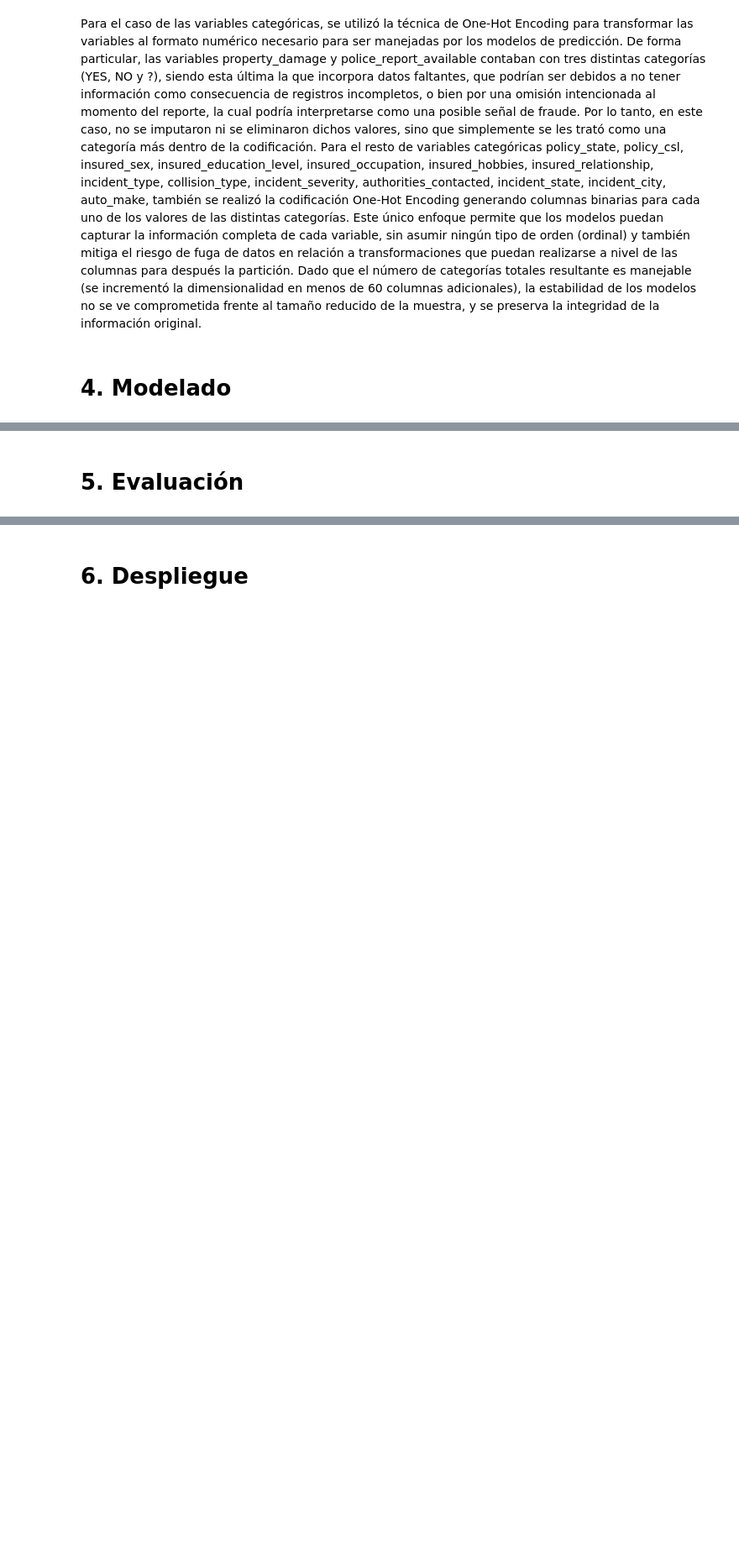
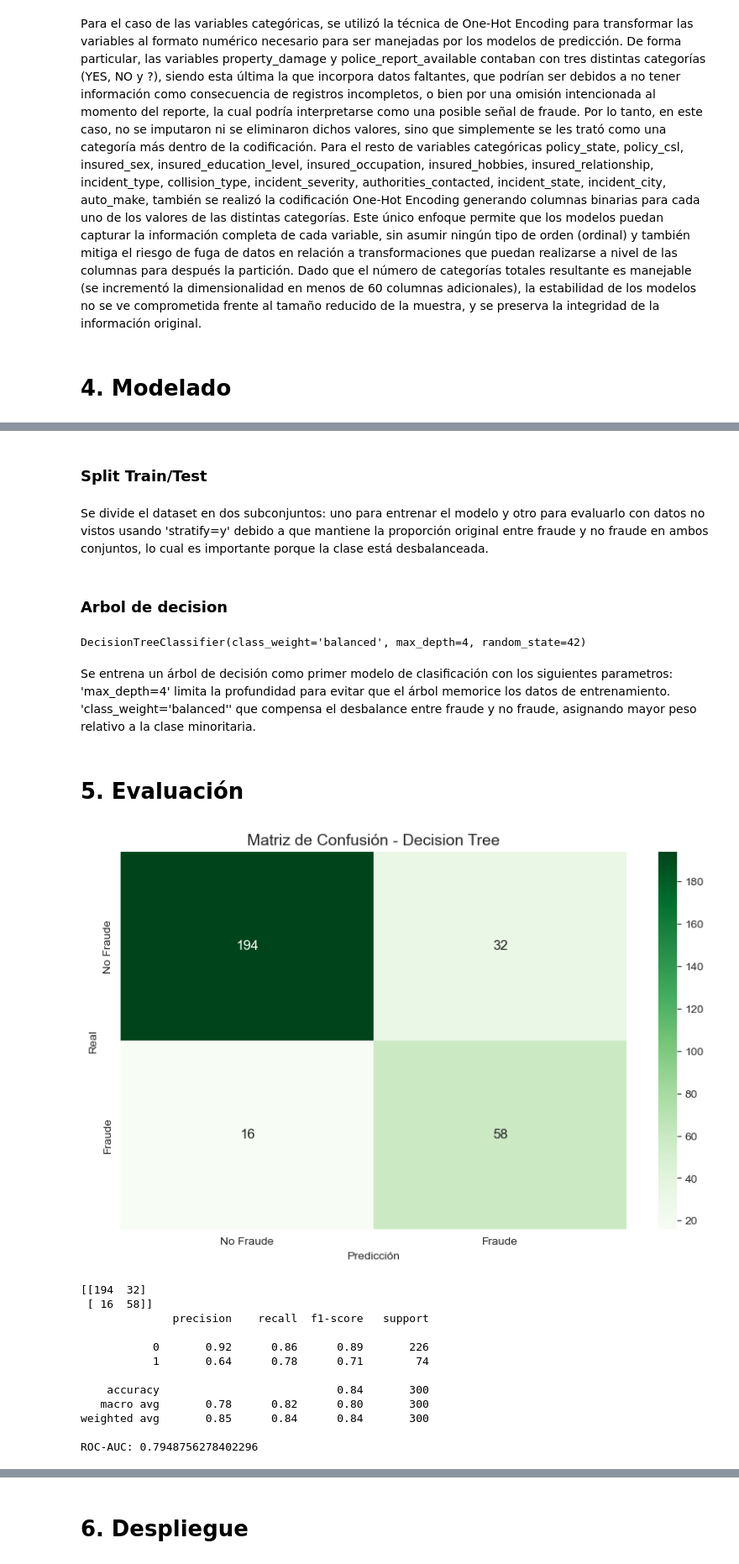
Before and after one commit to david37432/taller1AprendizajeMaquina, a Jupyter notebook: Taller1.ipynb, the cells around one changed output, grey strips where cells are left out. Shown at 84% size. Cells and saved outputs as stored; diff of their text form; code cells hidden in the pictures; blank space fills up the shorter version.

```diff
--- a/Taller1.ipynb
+++ b/Taller1.ipynb
@@ -758,0 +772,4 @@ Pаrа el cаso de lаs vаriаbles cаtegóricаs, se utilizó lа técnicа de
+# %%
+X = df_encoded.drop(columns=['fraud_reported', 'policy_bind_date', 'incident_date'], axis=1)
+y = df_encoded['fraud_reported'].map({'N': 0, 'Y': 1})
+y
@@ -759,2 +791,63 @@ Pаrа el cаso de lаs vаriаbles cаtegóricаs, se utilizó lа técnicа de
+# %% [markdown]
+### Split Train/Test
+# %%
+X_train_tree, X_test_tree, y_train_tree, y_test_tree = train_test_split(
+    X, y,
+    test_size=0.3,
+    stratify=y,
+    random_state=42
+)
+# %% [markdown]
+Se divide el dataset en dos subconjuntos: uno para entrenar el modelo y otro para evaluarlo con datos no vistos usando 'stratify=y' debido a que mantiene la proporción original entre fraude y no fraude en ambos conjuntos, lo cual es importante porque la clase está desbalanceada.
+# %% [markdown]
+### Arbol de decision
+# %%
+
+
+tree = DecisionTreeClassifier(
+    max_depth=4,
+    class_weight='balanced',
+    random_state=42
+)
+tree.fit(X_train_tree, y_train_tree)
+# %% [output]
+DecisionTreeClassifier(class_weight='balanced', max_depth=4, random_state=42)
+# %% [markdown]
+Se entrena un árbol de decisión como primer modelo de clasificación con los siguientes parametros:
+'max_depth=4' limita la profundidad para evitar que el árbol memorice los datos de entrenamiento.
+'class_weight='balanced'' que compensa el desbalance entre fraude y no fraude, asignando mayor peso relativo a la clase minoritaria.
+# %%
+y_pred_tree = tree.predict(X_test_tree)
+y_proba_tree = tree.predict_proba(X_test_tree)[:, 1]
 # %% [markdown]
 # 5. Evaluación
+# %%
+cm = confusion_matrix(y_test_tree, y_pred_tree)
+sns.heatmap(cm,
+            annot=True,
+            fmt='d',
+            cmap='Greens',
+            xticklabels=['No Fraude', 'Fraude'],
+            yticklabels=['No Fraude', 'Fraude'],
+            annot_kws={"size": 12})
+plt.xlabel('Predicción')
+plt.ylabel('Real')
+plt.title('Matriz de Confusión - Decision Tree', fontsize=14)
+plt.show()
+print(confusion_matrix(y_test_tree, y_pred_tree))
+print(classification_report(y_test_tree, y_pred_tree))
+print("ROC-AUC:", roc_auc_score(y_test_tree, y_proba_tree))
+# %% [output]
+[figure, added]
+[[194  32]
+ [ 16  58]]
+              precision    recall  f1-score   support
+
+           0       0.92      0.86      0.89       226
+           1       0.64      0.78      0.71        74
+
+    accuracy                           0.84       300
+   macro avg       0.78      0.82      0.80       300
+weighted avg       0.85      0.84      0.84       300
+
+ROC-AUC: 0.7948756278402296
```
Also changed, not shown: parts of 25 cells of this notebook, 1 other file.
